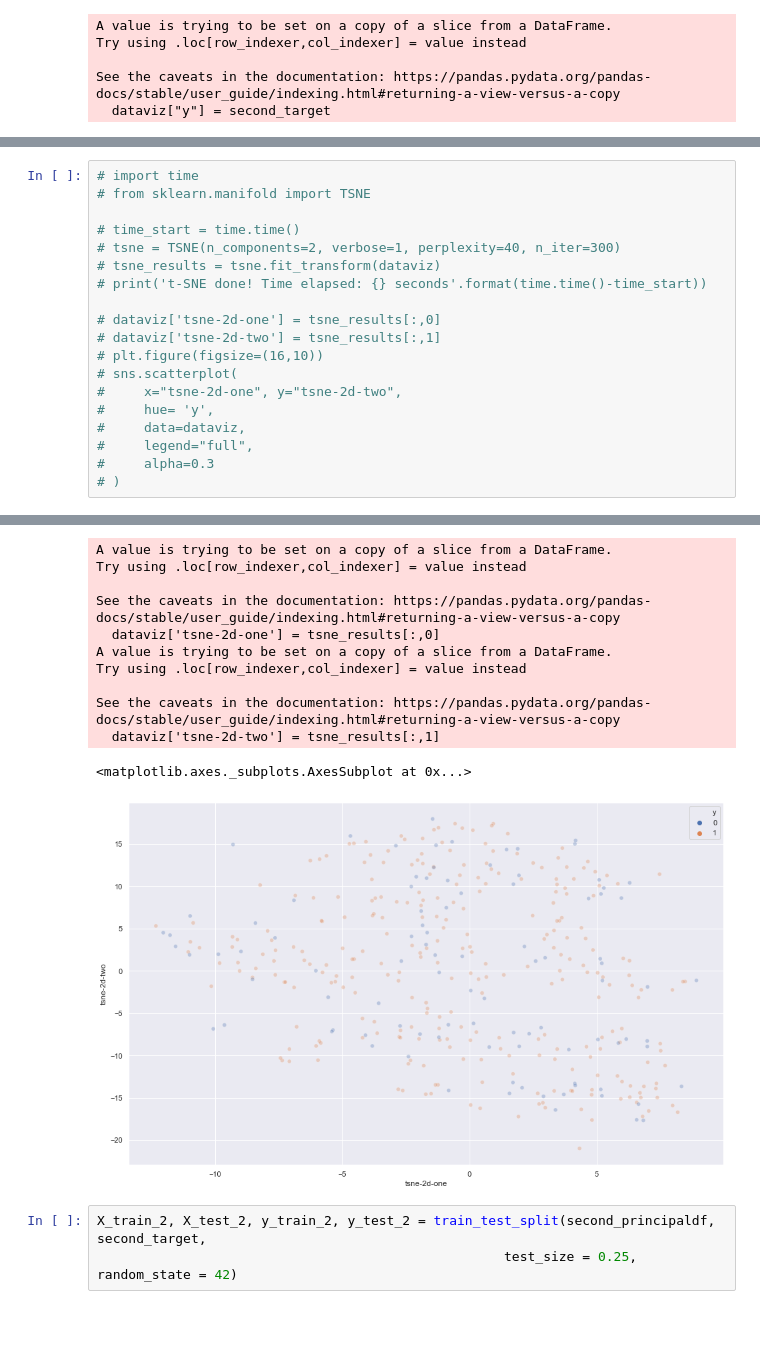
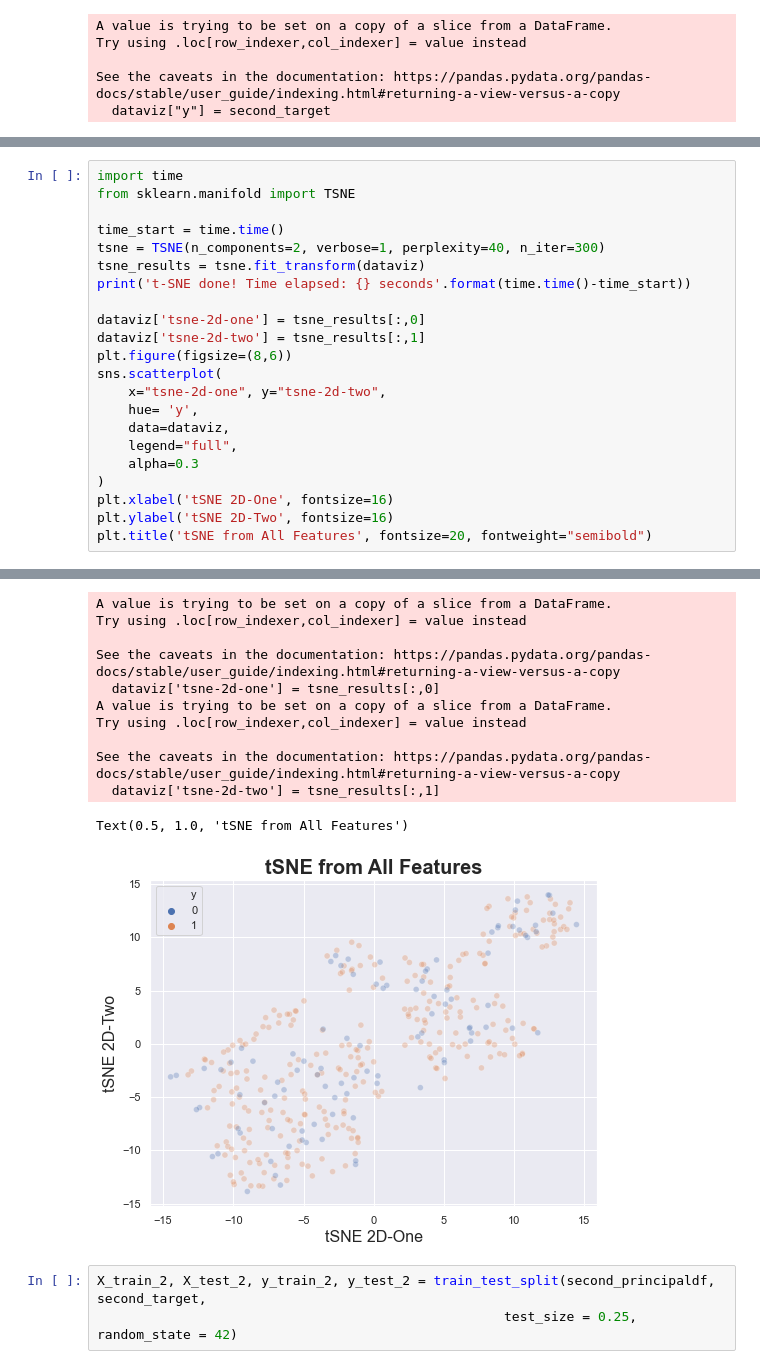
Before and after one commit to koalateectrl/tumor-classification, a Jupyter notebook: Two Stage MB EP PILO.ipynb, the cells around one changed output, grey strips where cells are left out. Drawn from its saved outputs; the diff is of its cells as text; blank space fills up the shorter version.

```diff
--- a/Two Stage MB EP PILO.ipynb
+++ b/Two Stage MB EP PILO.ipynb
@@ -226,22 +245,25 @@ plt.show()
 # %%
-# import time
-# from sklearn.manifold import TSNE
+import time
+from sklearn.manifold import TSNE
 
-# time_start = time.time()
-# tsne = TSNE(n_components=2, verbose=1, perplexity=40, n_iter=300)
-# tsne_results = tsne.fit_transform(dataviz)
-# print('t-SNE done! Time elapsed: {} seconds'.format(time.time()-time_start))
+time_start = time.time()
+tsne = TSNE(n_components=2, verbose=1, perplexity=40, n_iter=300)
+tsne_results = tsne.fit_transform(dataviz)
+print('t-SNE done! Time elapsed: {} seconds'.format(time.time()-time_start))
 
-# dataviz['tsne-2d-one'] = tsne_results[:,0]
-# dataviz['tsne-2d-two'] = tsne_results[:,1]
-# plt.figure(figsize=(16,10))
-# sns.scatterplot(
-#     x="tsne-2d-one", y="tsne-2d-two",
-#     hue= 'y',
-#     data=dataviz,
-#     legend="full",
-#     alpha=0.3
-# )
+dataviz['tsne-2d-one'] = tsne_results[:,0]
+dataviz['tsne-2d-two'] = tsne_results[:,1]
+plt.figure(figsize=(8,6))
+sns.scatterplot(
+    x="tsne-2d-one", y="tsne-2d-two",
+    hue= 'y',
+    data=dataviz,
+    legend="full",
+    alpha=0.3
+)
+plt.xlabel('tSNE 2D-One', fontsize=16)
+plt.ylabel('tSNE 2D-Two', fontsize=16)
+plt.title('tSNE from All Features', fontsize=20, fontweight="semibold")
 # %% [output]
 [t-SNE] Computing 121 nearest neighbors...
 [t-SNE] Indexed 375 samples in 0.000s...
@@ -254,15 +276,15 @@ t-SNE done! Time elapsed: 0.7027859687805176 seconds
 A value is trying to be set on a copy of a slice from a DataFrame.
 Try using .loc[row_indexer,col_indexer] = value instead
 
 See the caveats in the documentation: https://pandas.pydata.org/pandas-docs/stable/user_guide/indexing.html#returning-a-view-versus-a-copy
   dataviz['tsne-2d-one'] = tsne_results[:,0]
 A value is trying to be set on a copy of a slice from a DataFrame.
 Try using .loc[row_indexer,col_indexer] = value instead
 
 See the caveats in the documentation: https://pandas.pydata.org/pandas-docs/stable/user_guide/indexing.html#returning-a-view-versus-a-copy
   dataviz['tsne-2d-two'] = tsne_results[:,1]
-<matplotlib.axes._subplots.AxesSubplot at 0x...>
+Text(0.5, 1.0, 'tSNE from All Features')
-[figure, old version]
+[figure, new version]
 # %%
 X_train_2, X_test_2, y_train_2, y_test_2 = train_test_split(second_principaldf, second_target,
                                                     test_size = 0.25, random_state = 42)
```
Also changed, not shown: parts of 34 cells of this notebook, 1 other file.
